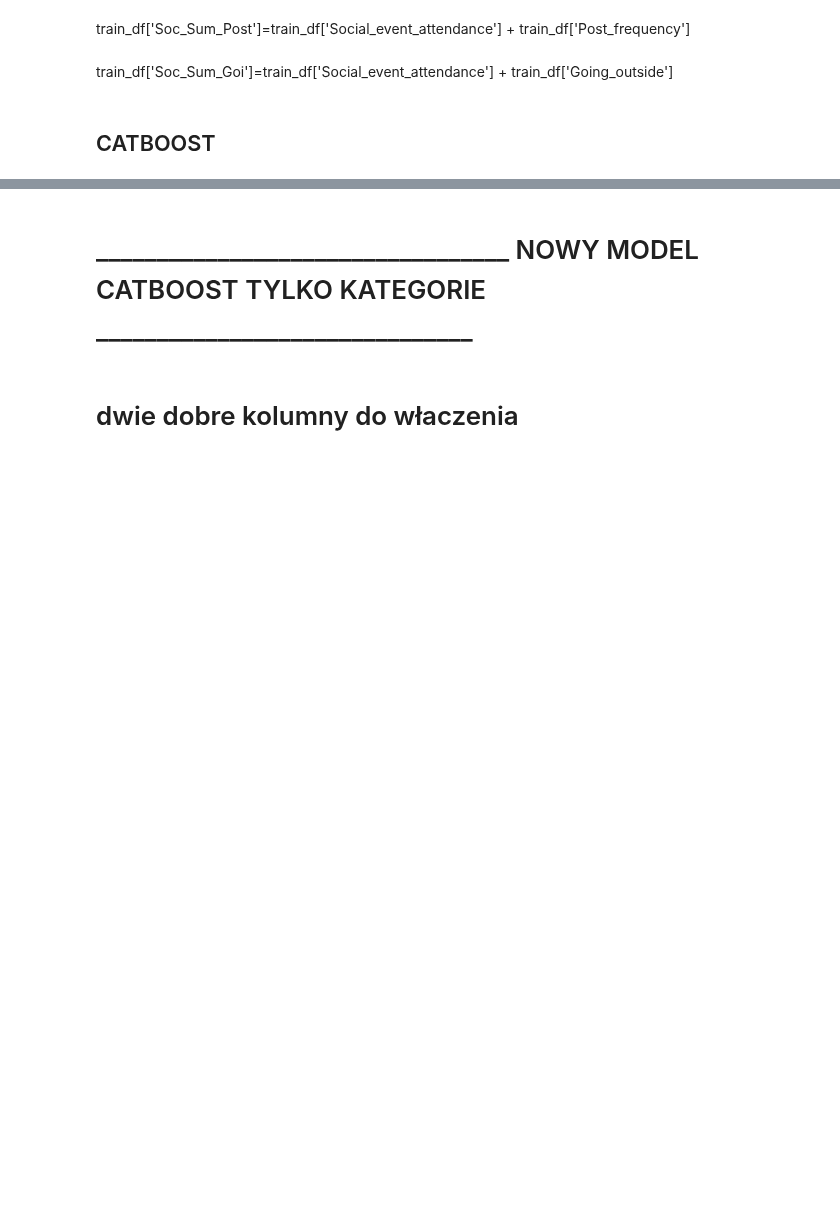
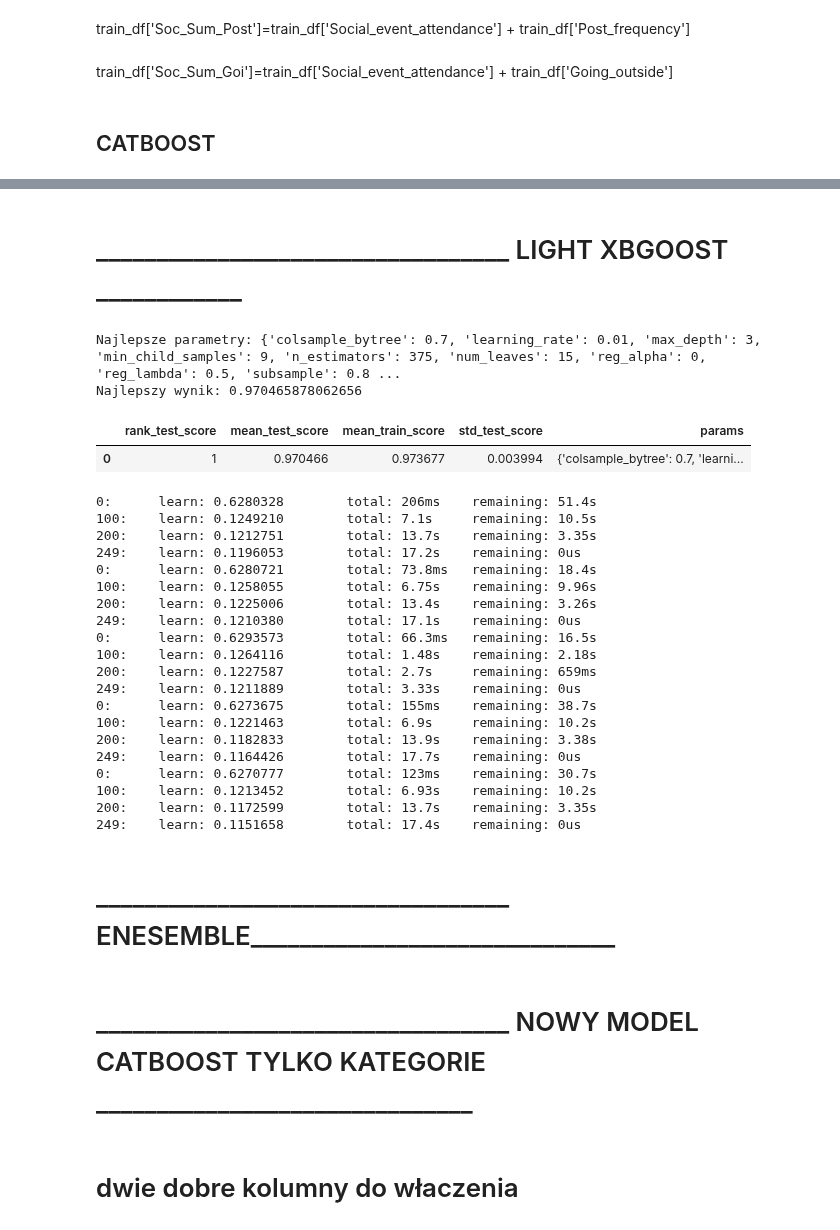
Before and after one commit to PiotrPieciak/LEARN_06_KAGGLE_Predict_Introverts, a Jupyter notebook: notebooks/02_Introverts_and_extroverts_ML_experiments.ipynb, the cells around one changed output, grey strips where cells are left out. Drawn from its saved outputs; the diff is of its cells as text; code cells hidden in the pictures; blank space fills up the shorter version.

```diff
--- a/notebooks/02_Introverts_and_extroverts_ML_experiments.ipynb
+++ b/notebooks/02_Introverts_and_extroverts_ML_experiments.ipynb
@@ -203,3 +302,77 @@ plt.show()
+# %% [markdown]
+# __________________________________ LIGHT XBGOOST ____________
+# %%
+model = LGBMClassifier(verbose=-1)  # verbose=0 żeby nie spamował
+
+cv = StratifiedKFold(n_splits=5, shuffle=True, random_state=42)
+
+# 2. Zbiór parametrów do przeszukania
+param_grid = {
+    'n_estimators': [375],
+    'learning_rate': [0.01],
+    'max_depth': [ 3],  # -1 to bez limitu
+    'num_leaves': [15],  # powiązane z max_depth
+    'min_child_samples': [ 9 ],
+    'subsample': [0.8],
+    'colsample_bytree': [0.7],
+    'reg_alpha': [0],
+    'reg_lambda': [0.5]
+}
+
+# 3. GridSearchCV (tu możesz dodać scoring, cv, n_jobs itd.)
+grid_search = GridSearchCV(
+    estimator=model,
+    param_grid=param_grid,
+    scoring='roc_auc',       # lub 'roc_auc', 'f1', zależnie od problemu
+    cv=cv,                      # 5-fold cross-validation
+    n_jobs=-1,                 # pełne równoległe obciążenie CPU
+    return_train_score=True
+)
+
+# 4. Dopasowanie do danych (X to features, y to target)
+grid_search.fit(X, y)
+
+# 5. Wyniki
+print("Najlepsze parametry:", grid_search.best_params_)
+print("Najlepszy wynik:", grid_search.best_score_)
+
+best_model_LightGBMC = grid_search.best_estimator_
+
+# Ponowne fitowanie z cat_features
+#best_model.set_params(cat_features=cat_features)
+#best_model.fit(train_df.drop(['id','Personality'], axis=1), train_df['Personality'])
+#eval_pool = Pool(X, y)
+#importances = best_model.get_feature_importance(eval_pool)
+
+res_df = pd.DataFrame(grid_search.cv_results_)
+res_df[['rank_test_score','mean_test_score','mean_train_score','std_test_score','params']]
+# %% [output]
+Najlepsze parametry: {'colsample_bytree': 0.7, 'learning_rate': 0.01, 'max_depth': 3, 'min_child_samples': 9, 'n_estimators': 375, 'num_leaves': 15, 'reg_alpha': 0, 'reg_lambda': 0.5, 'subsample': 0.8 ...
+Najlepszy wynik: 0.970465878062656
+|  | rank_test_score | mean_test_score | mean_train_score | std_test_score | params |
+| 0 | 1 | 0.970466 | 0.973677 | 0.003994 | {'colsample_bytree': 0.7, 'learni... |
+0:      learn: 0.6280328        total: 206ms    remaining: 51.4s
+100:    learn: 0.1249210        total: 7.1s     remaining: 10.5s
+200:    learn: 0.1212751        total: 13.7s    remaining: 3.35s
+249:    learn: 0.1196053        total: 17.2s    remaining: 0us
+0:      learn: 0.6280721        total: 73.8ms   remaining: 18.4s
+100:    learn: 0.1258055        total: 6.75s    remaining: 9.96s
+200:    learn: 0.1225006        total: 13.4s    remaining: 3.26s
+249:    learn: 0.1210380        total: 17.1s    remaining: 0us
+0:      learn: 0.6293573        total: 66.3ms   remaining: 16.5s
+100:    learn: 0.1264116        total: 1.48s    remaining: 2.18s
+200:    learn: 0.1227587        total: 2.7s     remaining: 659ms
+249:    learn: 0.1211889        total: 3.33s    remaining: 0us
+0:      learn: 0.6273675        total: 155ms    remaining: 38.7s
+100:    learn: 0.1221463        total: 6.9s     remaining: 10.2s
+200:    learn: 0.1182833        total: 13.9s    remaining: 3.38s
+249:    learn: 0.1164426        total: 17.7s    remaining: 0us
+0:      learn: 0.6270777        total: 123ms    remaining: 30.7s
+100:    learn: 0.1213452        total: 6.93s    remaining: 10.2s
+200:    learn: 0.1172599        total: 13.7s    remaining: 3.35s
+249:    learn: 0.1151658        total: 17.4s    remaining: 0us
+# %% [markdown]
+# __________________________________ ENESEMBLE______________________________
 # %% [markdown]
 # __________________________________ NOWY MODEL CATBOOST TYLKO KATEGORIE _______________________________
 # %%
```
Also changed, not shown: parts of 20 cells of this notebook.
